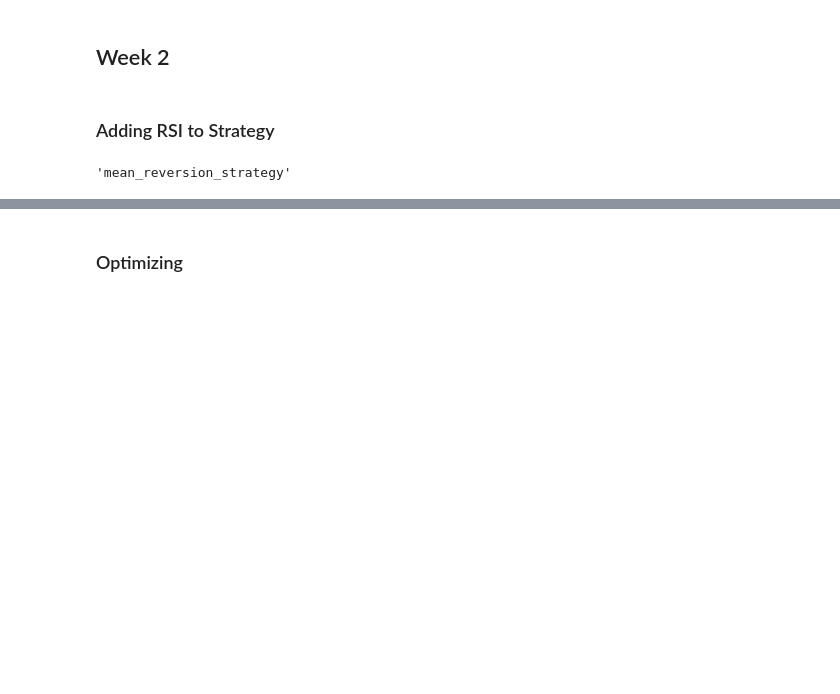
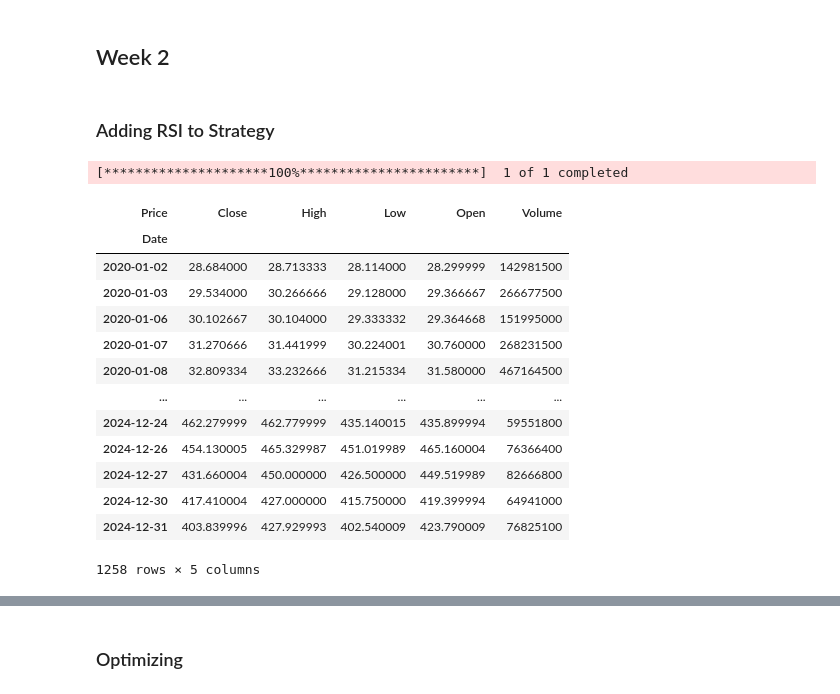
Before and after one commit to ArmaanG06/ASG-Microfund, a Jupyter notebook: notebooks/research_notebook.ipynb, the cells around one changed output, grey strips where cells are left out. Saved outputs shown, nothing was run; the diff lists cells and outputs as text; code cells hidden in the pictures; blank space fills up the shorter version.

```diff
--- a/notebooks/research_notebook.ipynb
+++ b/notebooks/research_notebook.ipynb
@@ -469,4 +435,24 @@ class mean_reversion_strategy(Strategy):
 # %%
-mean_reversion_strategy.__name__
+data = yf.download("TSLA", "2020-01-01", "2025-01-01")
+data = data.droplevel('Ticker', axis=1)
+data.reset_index(inplace=True)
+data.index = data['Date']
+del data['Date']
+data.index.name = 'Date'
+data
 # %% [output]
-'mean_reversion_strategy'
+[*********************100%***********************]  1 of 1 completed
+| Price | Close | High | Low | Open | Volume |
+| Date |  |  |  |  |  |
+| 2020-01-02 | 28.684000 | 28.713333 | 28.114000 | 28.299999 | 142981500 |
+| 2020-01-03 | 29.534000 | 30.266666 | 29.128000 | 29.366667 | 266677500 |
+| 2020-01-06 | 30.102667 | 30.104000 | 29.333332 | 29.364668 | 151995000 |
+| 2020-01-07 | 31.270666 | 31.441999 | 30.224001 | 30.760000 | 268231500 |
+| 2020-01-08 | 32.809334 | 33.232666 | 31.215334 | 31.580000 | 467164500 |
+| ... | ... | ... | ... | ... | ... |
+| 2024-12-24 | 462.279999 | 462.779999 | 435.140015 | 435.899994 | 59551800 |
+| 2024-12-26 | 454.130005 | 465.329987 | 451.019989 | 465.160004 | 76366400 |
+| 2024-12-27 | 431.660004 | 450.000000 | 426.500000 | 449.519989 | 82666800 |
+| 2024-12-30 | 417.410004 | 427.000000 | 415.750000 | 419.399994 | 64941000 |
+| 2024-12-31 | 403.839996 | 427.929993 | 402.540009 | 423.790009 | 76825100 |
+1258 rows × 5 columns
```
Also changed, not shown: parts of 5 cells of this notebook, 9 other files.
